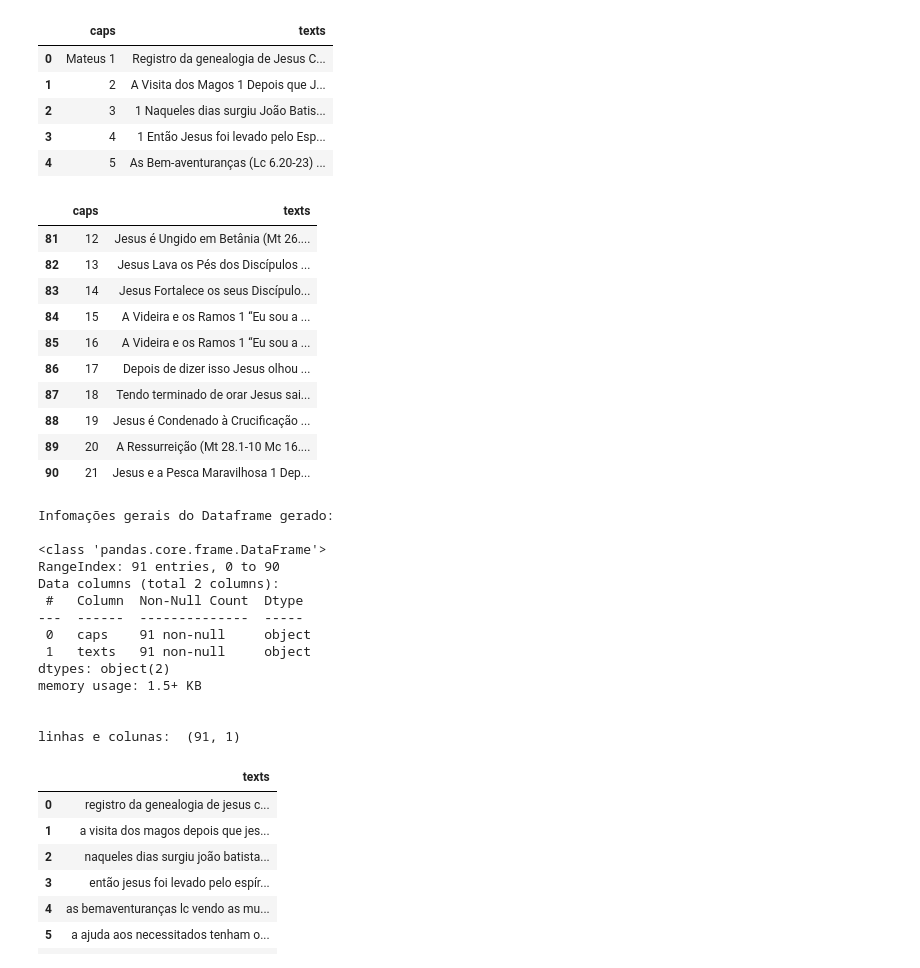
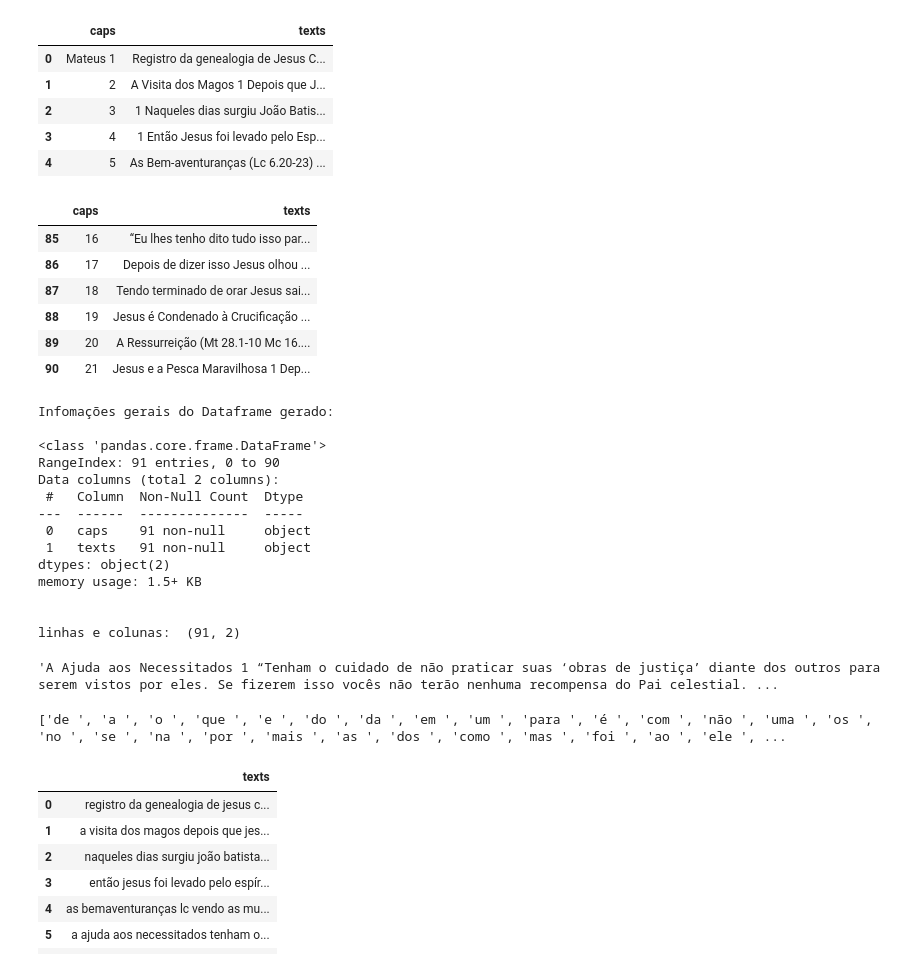
Before and after one commit to klemeragm/lda_academic_work, a Jupyter notebook: teste_nltk_mineirando_dados.ipynb, the cells around one changed output. Drawn from its saved outputs; the diff is of its cells as text; code cells hidden in the pictures.

```diff
--- a/teste_nltk_mineirando_dados.ipynb
+++ b/teste_nltk_mineirando_dados.ipynb
@@ -49,23 +98,23 @@ print(stop_words)
 # %%
-data_df = pd.read_csv('docs_gospels_todos.csv',sep=';',encoding='utf-8')
-data_df.head()
+#Coleta de Dados
+data_df = pd.read_csv('./datasets/docs_gospels_todos.csv',sep=';', encoding = 'utf-8')
+data_df.columns = map(str.lower, data_df.columns)
-# %% [output]
-|  | caps | texts |
-| 0 | Mateus 1 | Registro da genealogia de Jesus C... |
-| 1 | 2 | A Visita dos Magos 1 Depois que J... |
-| 2 | 3 | 1 Naqueles dias surgiu João Batis... |
-| 3 | 4 | 1 Então Jesus foi levado pelo Esp... |
-| 4 | 5 | As Bem-aventuranças (Lc 6.20-23) ... |
+# %%
+#Verificar início
+data_df.head()
+# %% [output]
+|  | caps | texts |
+| 0 | Mateus 1 | Registro da genealogia de Jesus C... |
+| 1 | 2 | A Visita dos Magos 1 Depois que J... |
+| 2 | 3 | 1 Naqueles dias surgiu João Batis... |
+| 3 | 4 | 1 Então Jesus foi levado pelo Esp... |
+| 4 | 5 | As Bem-aventuranças (Lc 6.20-23) ... |
 # %%
 #Verificar o final
-data_df.tail(10)
+data_df.tail(6)
 # %% [output]
 |  | caps | texts |
-| 81 | 12 | Jesus é Ungido em Betânia (Mt 26.... |
-| 82 | 13 | Jesus Lava os Pés dos Discípulos ... |
-| 83 | 14 | Jesus Fortalece os seus Discípulo... |
-| 84 | 15 | A Videira e os Ramos 1 “Eu sou a ... |
-| 85 | 16 | A Videira e os Ramos 1 “Eu sou a ... |
+| 85 | 16 | “Eu lhes tenho dito tudo isso par... |
 | 86 | 17 | Depois de dizer isso Jesus olhou ... |
 | 87 | 18 | Tendo terminado de orar Jesus sai... |
 | 88 | 19 | Jesus é Condenado à Crucificação ... |
@@ -73,11 +122,10 @@ data_df.tail(10)
 | 90 | 21 | Jesus e a Pesca Maravilhosa 1 Dep... |
 # %%
 #Dados do arquivo
-
 print('Infomações gerais do Dataframe gerado: \n')
 data_df.info()
 print('\n')
-print('linhas e colunas: ',dados_limpos.shape)
+print('linhas e colunas: ', data_df.shape)
 # %% [output]
 Infomações gerais do Dataframe gerado:
 
@@ -92,4 +140,4 @@ dtypes: object(2)
 memory usage: 1.5+ KB
 
 
-linhas e colunas:  (91, 1)
+linhas e colunas:  (91, 2)
@@ -115,0 +144,6 @@ round1 = lambda x: clean_text_docs_round1(x)
+# %%
+#definindo o corpus
+corpus = data_df['texts'].tolist()
+corpus[5][0:500]
+# %% [output]
+'A Ajuda aos Necessitados 1 “Tenham o cuidado de não praticar suas ‘obras de justiça’ diante dos outros para serem vistos por eles. Se fizerem isso vocês não terão nenhuma recompensa do Pai celestial. ...
@@ -115,0 +166,13 @@ round1 = lambda x: clean_text_docs_round1(x)
+# %%
+stopwords = nltk.corpus.stopwords.words(language)
+other_words = [line.rstrip('\n') for line in open('./lists/stopwords.txt', encoding='utf-8')] # Load .txt file line by line
+stopwords.append(other_words)
+
+print(other_words)
+
+def remove_mystopwords():
+    tokens_filtered = sentence.split(" ")
+    tokens_filtered = [word for word in text_tokens if not word in other_words]
+    return (" ").join(tokens_filtered)
+# %% [output]
+['de ', 'a ', 'o ', 'que ', 'e ', 'do ', 'da ', 'em ', 'um ', 'para ', 'é ', 'com ', 'não ', 'uma ', 'os ', 'no ', 'se ', 'na ', 'por ', 'mais ', 'as ', 'dos ', 'como ', 'mas ', 'foi ', 'ao ', 'ele ', ...
```
Also changed, not shown: parts of 32 cells of this notebook, 13 other files.
